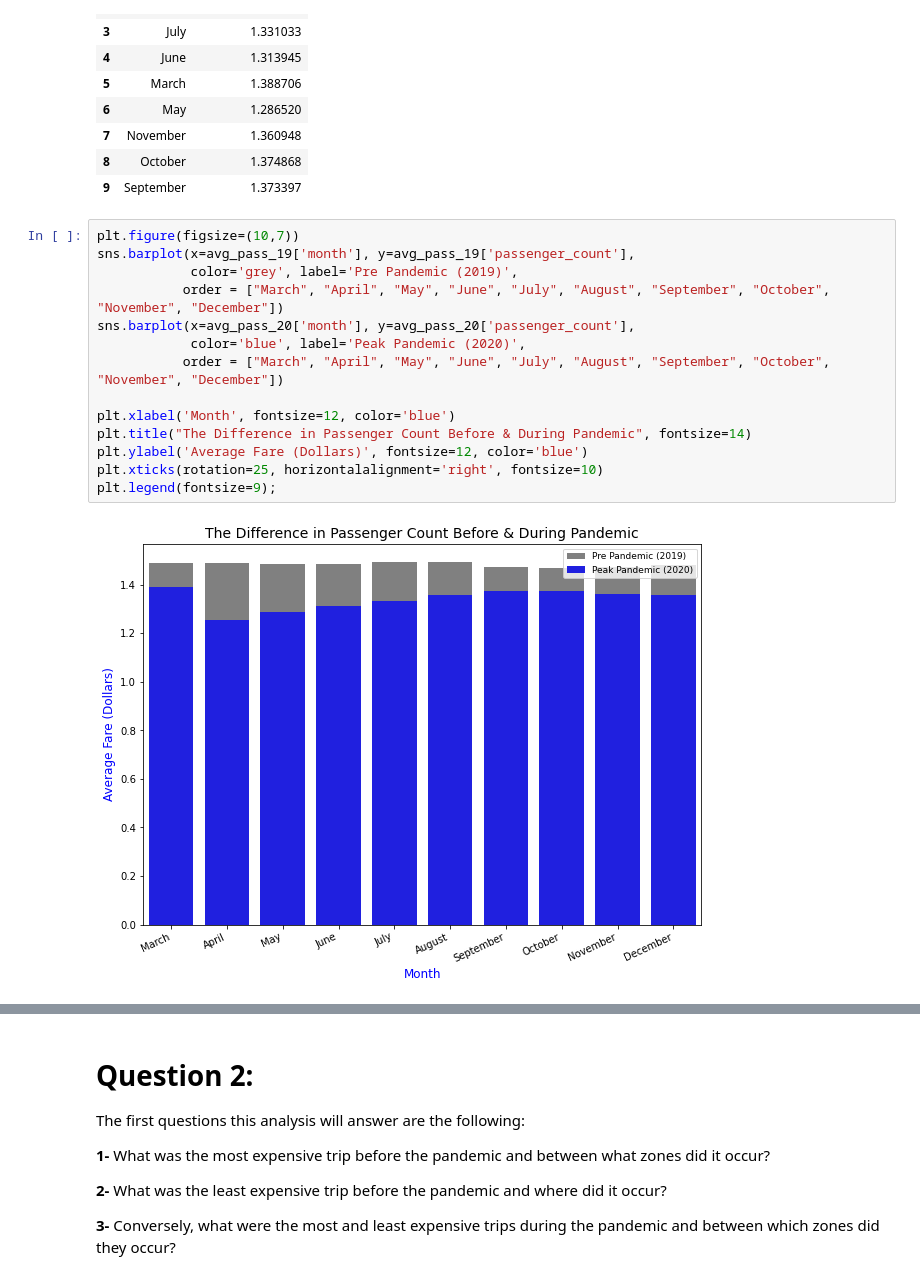
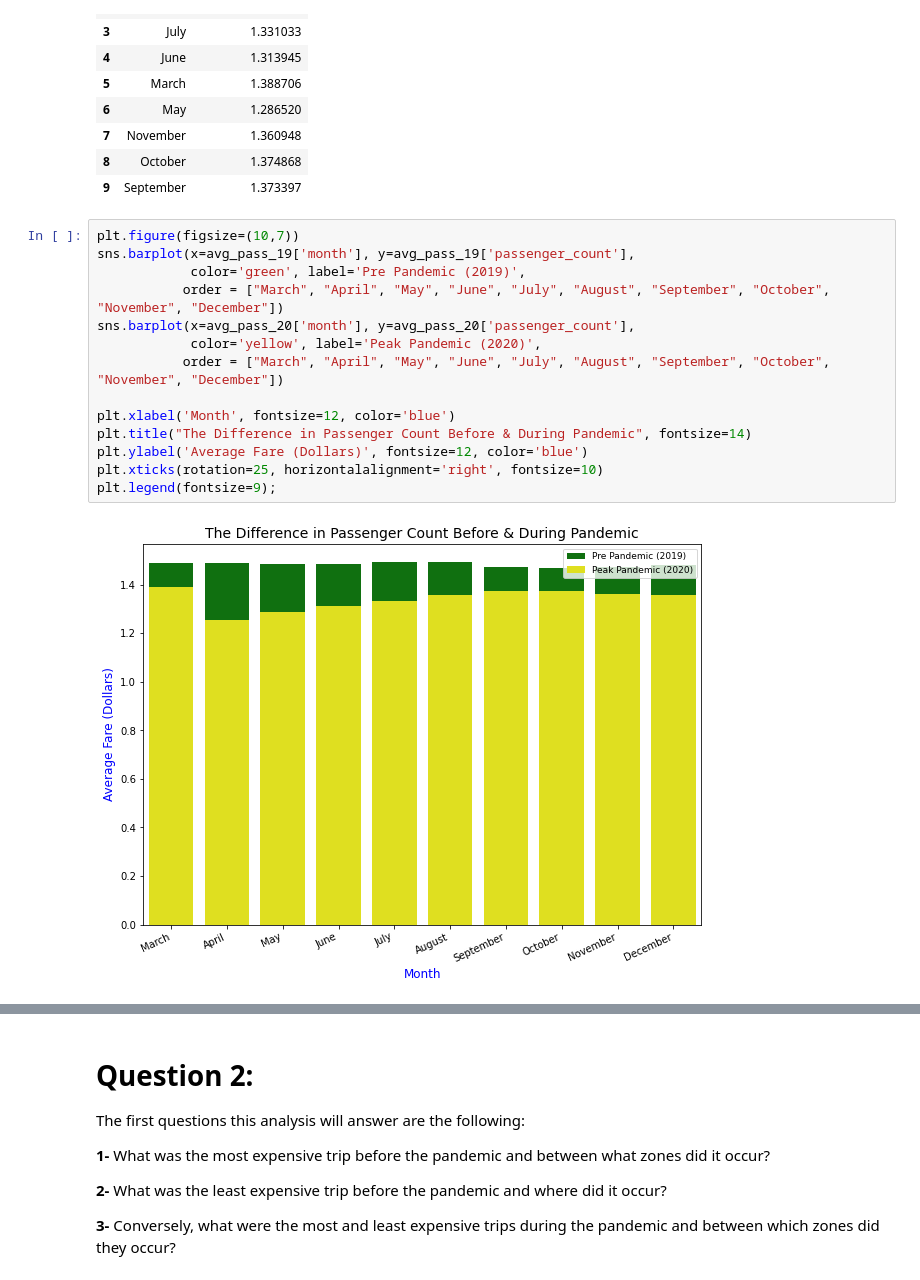
Before and after one commit to samtuleen/nyc-taxis-vs-covid, a Jupyter notebook: notebook1.ipynb, the cells around one changed output, grey strips where cells are left out. Saved outputs shown, nothing was run; the diff lists cells and outputs as text.

```diff
--- a/notebook1.ipynb
+++ b/notebook1.ipynb
@@ -254,16 +266,16 @@ avg_pass_20.head(10)
 # %%
 plt.figure(figsize=(10,7))
 sns.barplot(x=avg_pass_19['month'], y=avg_pass_19['passenger_count'],
-            color='grey', label='Pre Pandemic (2019)',
+            color='green', label='Pre Pandemic (2019)',
            order = ["March", "April", "May", "June", "July", "August", "September", "October", "November", "December"])
 sns.barplot(x=avg_pass_20['month'], y=avg_pass_20['passenger_count'],
-            color='blue', label='Peak Pandemic (2020)',
+            color='yellow', label='Peak Pandemic (2020)',
            order = ["March", "April", "May", "June", "July", "August", "September", "October", "November", "December"])
 
 plt.xlabel('Month', fontsize=12, color='blue')
 plt.title("The Difference in Passenger Count Before & During Pandemic", fontsize=14)
 plt.ylabel('Average Fare (Dollars)', fontsize=12, color='blue')
 plt.xticks(rotation=25, horizontalalignment='right', fontsize=10)
 plt.legend(fontsize=9);
 # %% [output]
-[figure, old version]
+[figure, new version]
```
Also changed, not shown: parts of 6 cells of this notebook.
